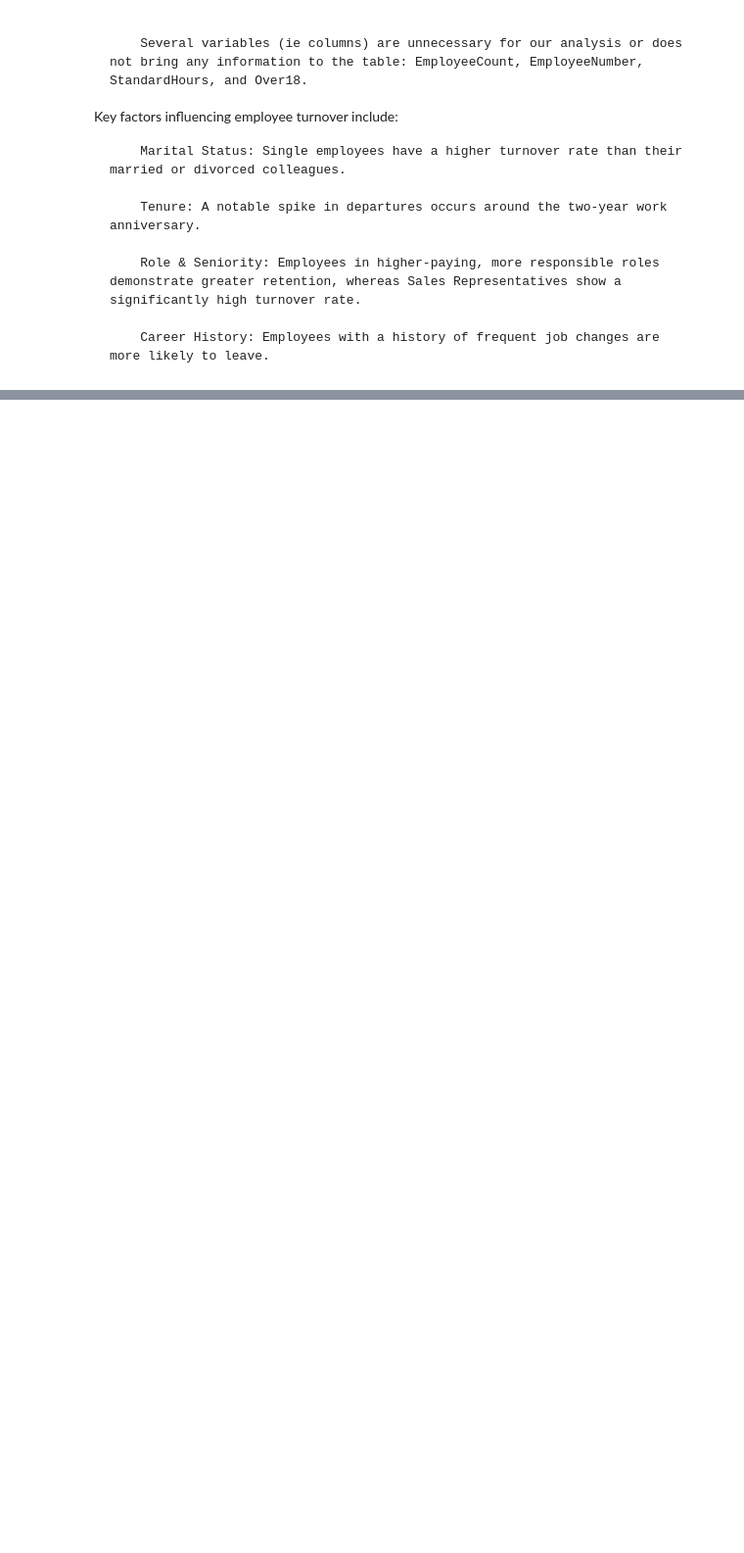
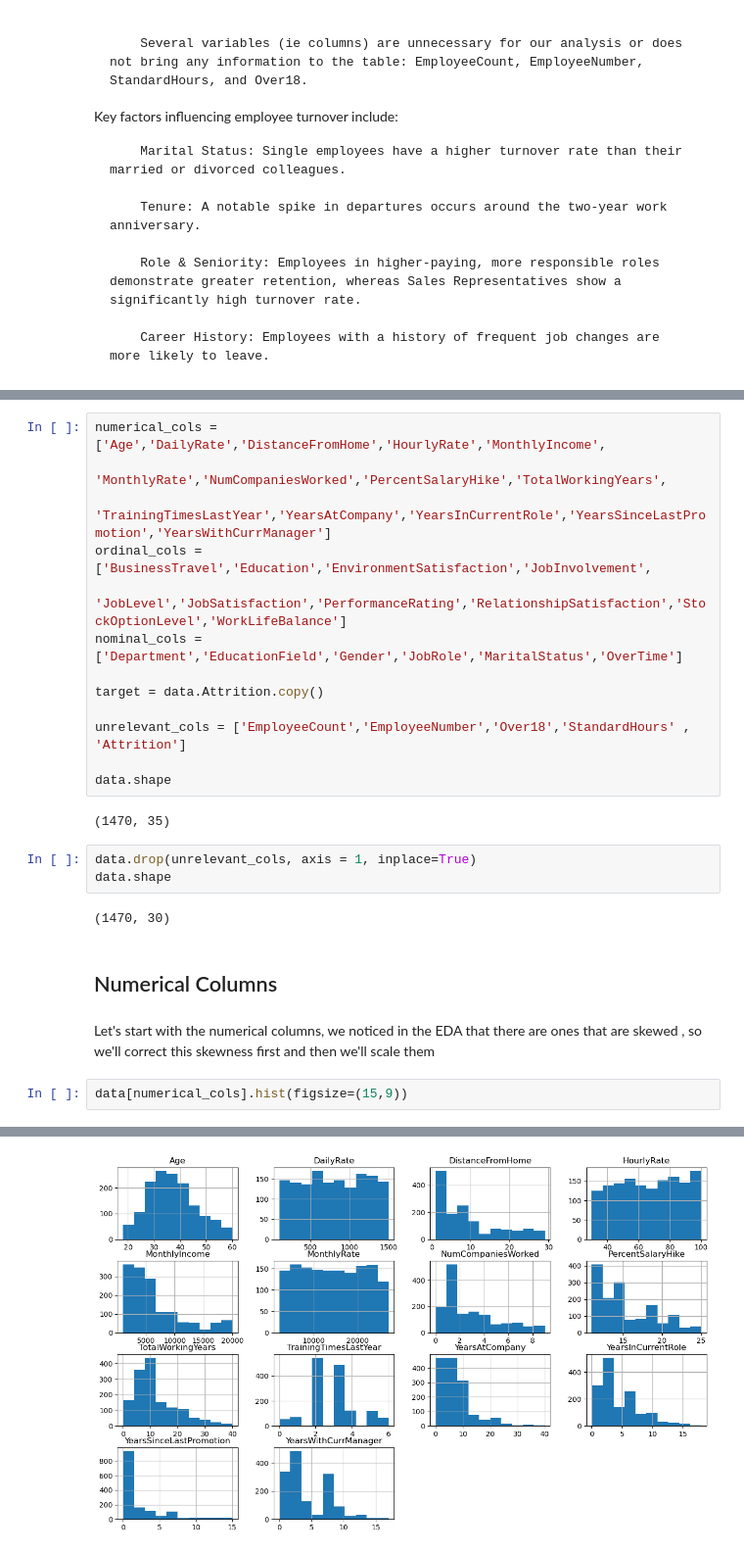
Before and after one commit to ZakariaElKazdam/Attrition-detection, a Jupyter notebook: attrition_detection.ipynb, the cells around one changed output, grey strips where cells are left out. Shown at 98% size. Saved outputs shown, nothing was run; the diff lists cells and outputs as text; blank space fills up the shorter version.

```diff
--- a/attrition_detection.ipynb
+++ b/attrition_detection.ipynb
@@ -619,0 +651,27 @@ Key factors influencing employee turnover include:
+# %%
+numerical_cols = ['Age','DailyRate','DistanceFromHome','HourlyRate','MonthlyIncome',
+                  'MonthlyRate','NumCompaniesWorked','PercentSalaryHike','TotalWorkingYears',
+                  'TrainingTimesLastYear','YearsAtCompany','YearsInCurrentRole','YearsSinceLastPromotion','YearsWithCurrManager']
+ordinal_cols = ['BusinessTravel','Education','EnvironmentSatisfaction','JobInvolvement',
+                'JobLevel','JobSatisfaction','PerformanceRating','RelationshipSatisfaction','StockOptionLevel','WorkLifeBalance']
+nominal_cols = ['Department','EducationField','Gender','JobRole','MaritalStatus','OverTime']
+
+target = data.Attrition.copy()
+
+unrelevant_cols = ['EmployeeCount','EmployeeNumber','Over18','StandardHours' , 'Attrition']
+
+data.shape
+# %% [output]
+(1470, 35)
+# %%
+data.drop(unrelevant_cols, axis = 1, inplace=True)
+data.shape
+# %% [output]
+(1470, 30)
+# %% [markdown]
+## Numerical Columns
+# %% [markdown]
+Let's start with the numerical columns, we noticed in the EDA that there are ones that are skewed , so we'll correct this skewness first and then we'll scale them
+# %%
+data[numerical_cols].hist(figsize=(15,9))
+# %% [output]
@@ -619,0 +693 @@ Key factors influencing employee turnover include:
+[figure, added]
```
Also changed, not shown: parts of 27 cells of this notebook.
